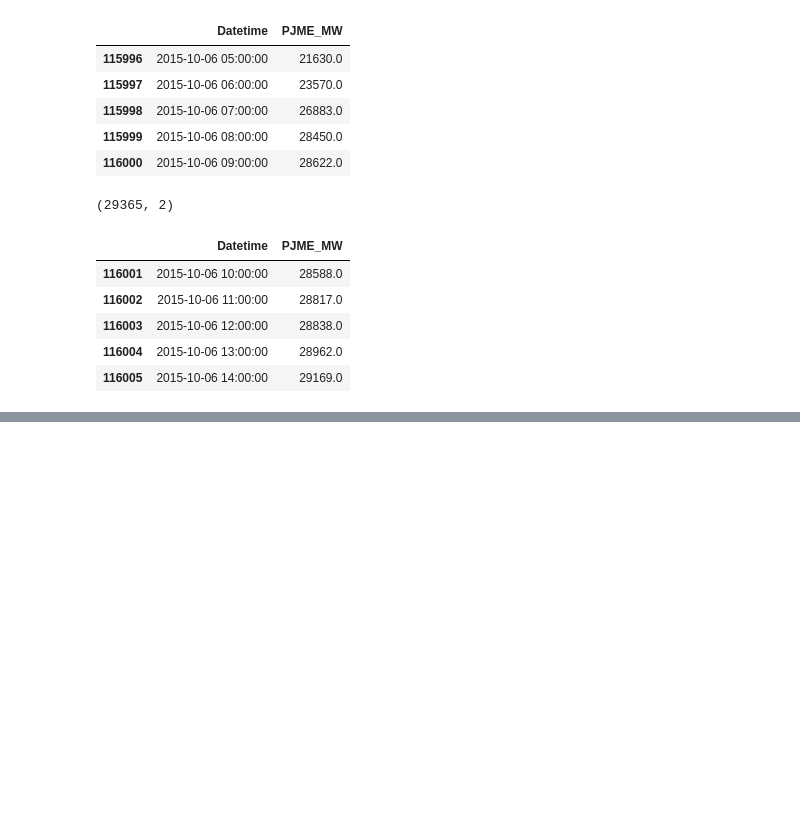
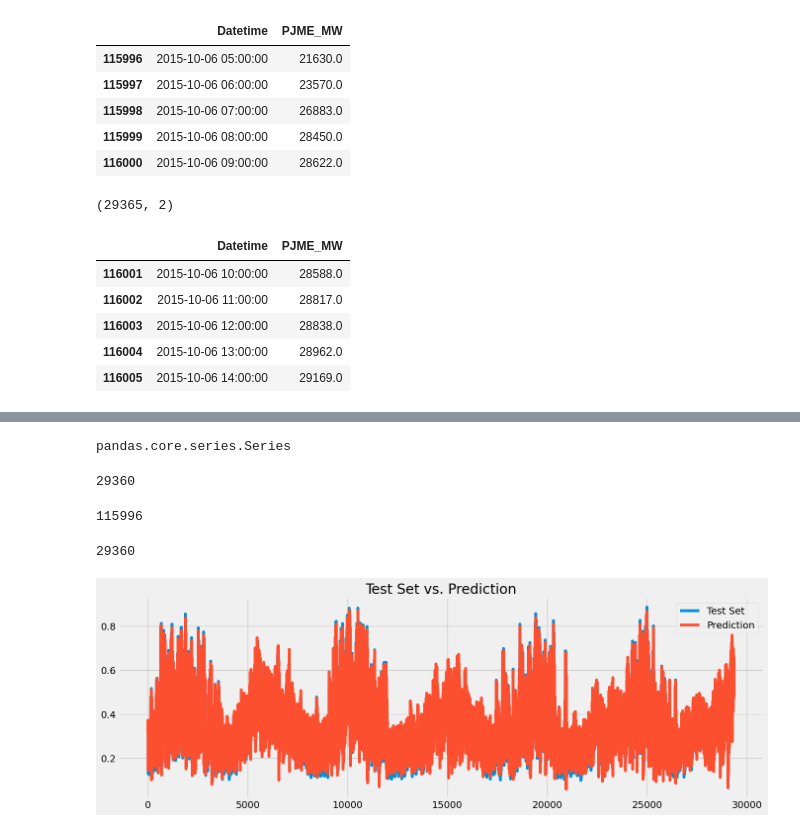
Before and after one commit to Aditya077-ui/KU-Hackfest-2023-Energy-Trading, a Jupyter notebook: MLApi/forecasting.ipynb, the cells around one changed output, grey strips where cells are left out. Cells and saved outputs as stored; diff of their text form; code cells hidden in the pictures; blank space fills up the shorter version.

```diff
--- a/MLApi/forecasting.ipynb
+++ b/MLApi/forecasting.ipynb
@@ -156,0 +213,2 @@ KeyboardInterrupt:
+# %%
+preds = model.predict(X_test)
@@ -156,0 +217,28 @@ KeyboardInterrupt:
+# %%
+type(y_train)
+# %% [output]
+pandas.core.series.Series
+# %%
+len(X_test)
+# %% [output]
+29360
+# %%
+len(X_train)
+# %% [output]
+115996
+# %%
+len(preds)
+# %% [output]
+29360
+# %%
+preds = [data[0] for data in preds]
+# %%
+fig, ax = plt.subplots(figsize=(15, 5))
+# y_train.plot(ax=ax, label="Training Set")
+y_test.plot(ax=ax, label="Test Set")
+pd.Series(list(preds)).plot(ax=ax,label="Prediction")
+plt.title("Test Set vs. Prediction")
+plt.legend()
+plt.show()
+# %% [output]
+[figure, added]
```
Also changed, not shown: parts of 14 cells of this notebook, 10 other files.
